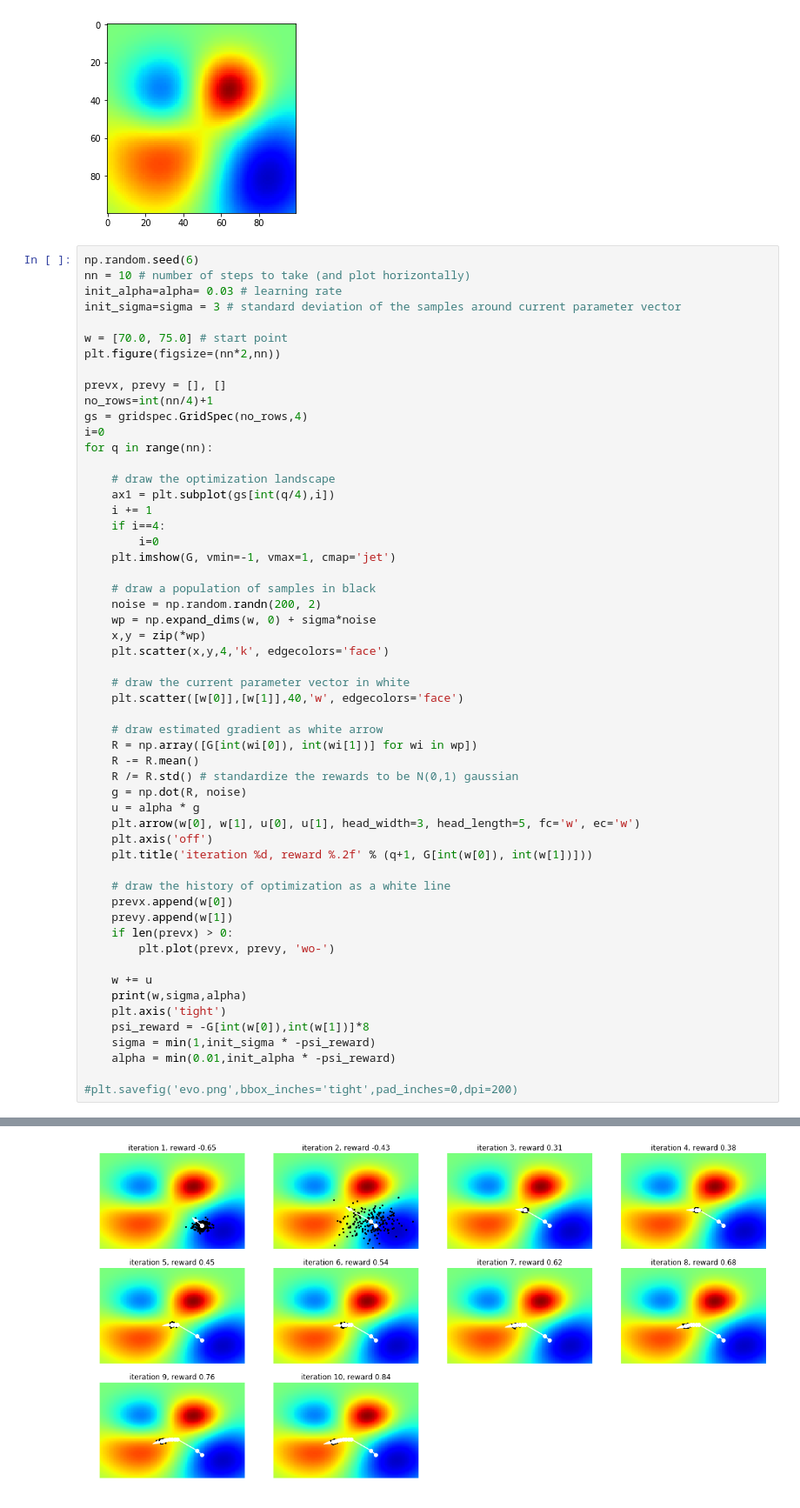
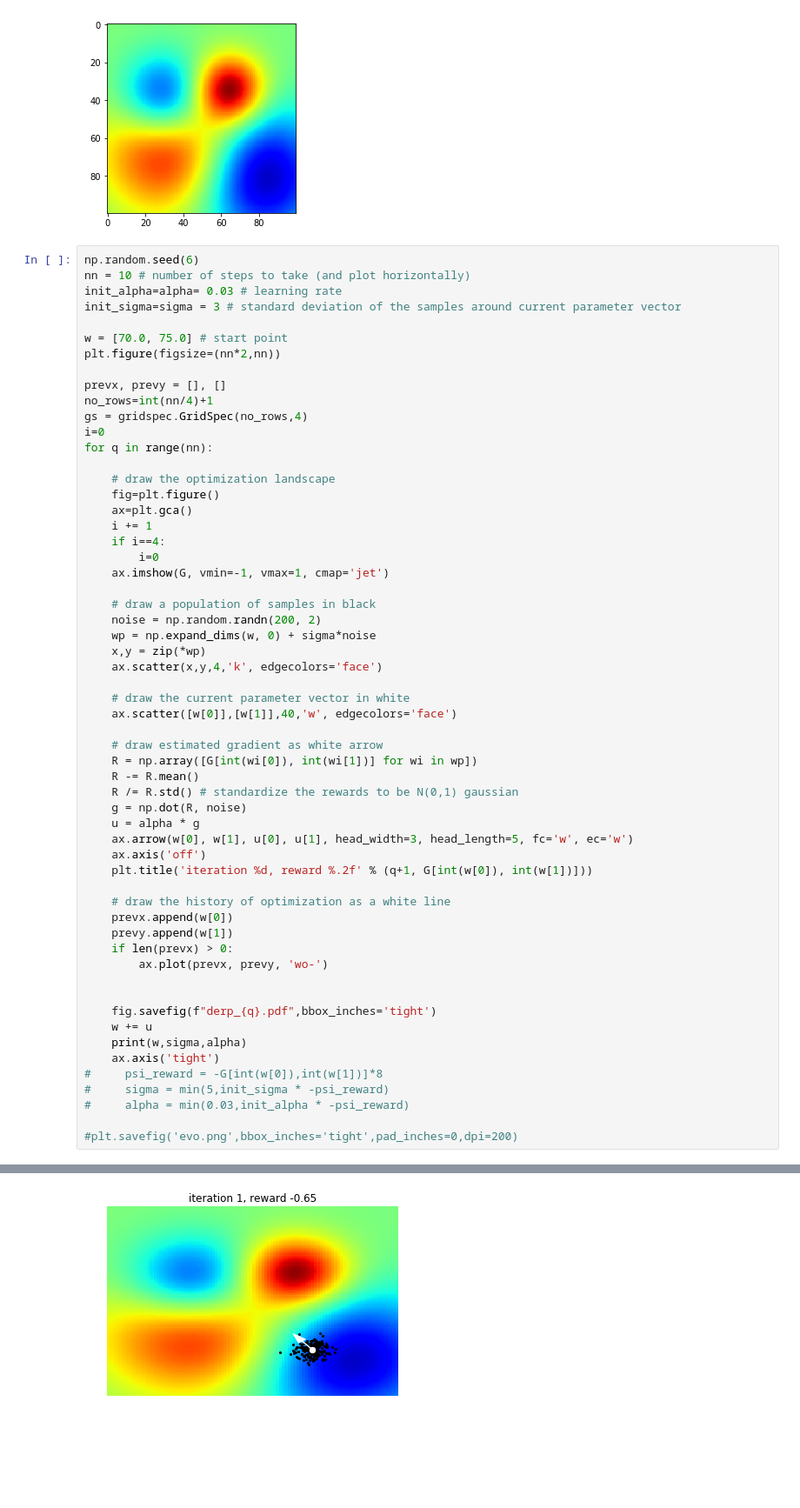
Before and after one commit to gandalfsaxe/letomes, a Jupyter notebook: code/notebooks/es.ipynb, the cells around one changed output, grey strips where cells are left out. Shown at 87% size. Saved outputs shown, nothing was run; the diff lists cells and outputs as text; blank space fills up the shorter version.

```diff
--- a/code/notebooks/es.ipynb
+++ b/code/notebooks/es.ipynb
@@ -47,20 +47,21 @@ i=0
 for q in range(nn):
 
     # draw the optimization landscape
-    ax1 = plt.subplot(gs[int(q/4),i])
+    fig=plt.figure()
+    ax=plt.gca()
     i += 1
     if i==4:
         i=0
-    plt.imshow(G, vmin=-1, vmax=1, cmap='jet')
+    ax.imshow(G, vmin=-1, vmax=1, cmap='jet')
 
     # draw a population of samples in black
     noise = np.random.randn(200, 2)
     wp = np.expand_dims(w, 0) + sigma*noise
     x,y = zip(*wp)
-    plt.scatter(x,y,4,'k', edgecolors='face')
+    ax.scatter(x,y,4,'k', edgecolors='face')
 
     # draw the current parameter vector in white
-    plt.scatter([w[0]],[w[1]],40,'w', edgecolors='face')
+    ax.scatter([w[0]],[w[1]],40,'w', edgecolors='face')
 
     # draw estimated gradient as white arrow
     R = np.array([G[int(wi[0]), int(wi[1])] for wi in wp])
@@ -68,22 +69,24 @@ for q in range(nn):
     R /= R.std() # standardize the rewards to be N(0,1) gaussian
     g = np.dot(R, noise)
     u = alpha * g
-    plt.arrow(w[0], w[1], u[0], u[1], head_width=3, head_length=5, fc='w', ec='w')
-    plt.axis('off')
+    ax.arrow(w[0], w[1], u[0], u[1], head_width=3, head_length=5, fc='w', ec='w')
+    ax.axis('off')
     plt.title('iteration %d, reward %.2f' % (q+1, G[int(w[0]), int(w[1])]))
 
     # draw the history of optimization as a white line
     prevx.append(w[0])
     prevy.append(w[1])
     if len(prevx) > 0:
-        plt.plot(prevx, prevy, 'wo-')
+        ax.plot(prevx, prevy, 'wo-')
 
+
+    fig.savefig(f"derp_{q}.pdf",bbox_inches='tight')
     w += u
     print(w,sigma,alpha)
-    plt.axis('tight')
-    psi_reward = -G[int(w[0]),int(w[1])]*8
-    sigma = min(1,init_sigma * -psi_reward)
-    alpha = min(0.01,init_alpha * -psi_reward)
+    ax.axis('tight')
+#     psi_reward = -G[int(w[0]),int(w[1])]*8
+#     sigma = min(5,init_sigma * -psi_reward)
+#     alpha = min(0.03,init_alpha * -psi_reward)
 
 #plt.savefig('evo.png',bbox_inches='tight',pad_inches=0,dpi=200)
 # %% [output]
@@ -100 +104 @@ for q in range(nn):
-[figure, old version]
+[figure, new version]
```
Also changed, not shown: parts of 1 cell of this notebook, 3 other files.
